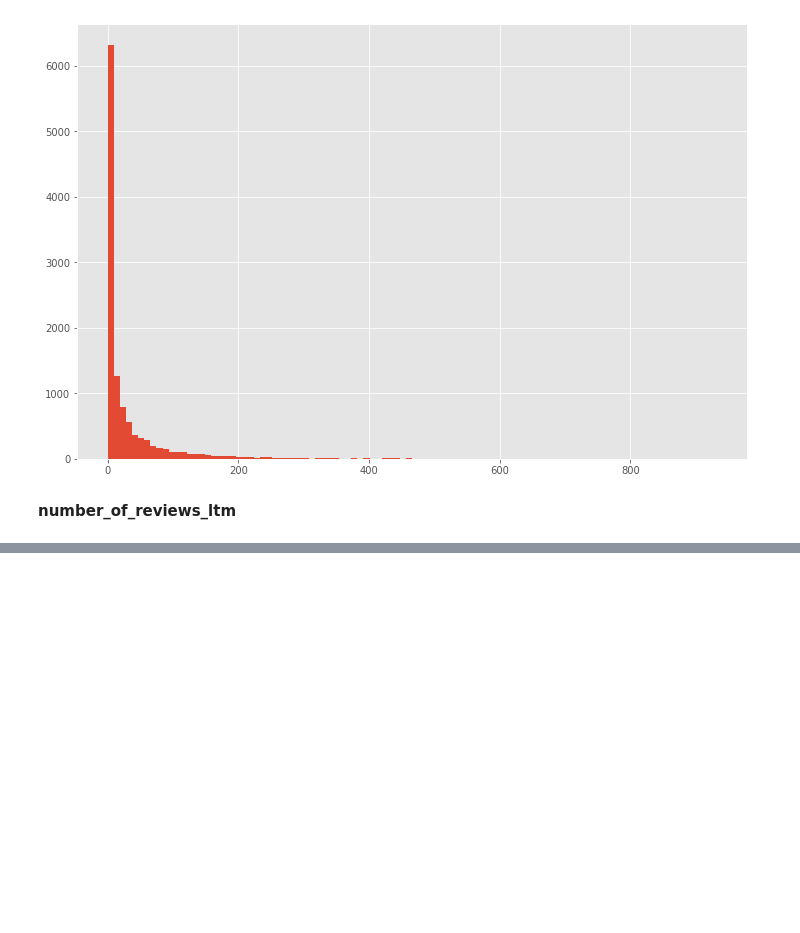
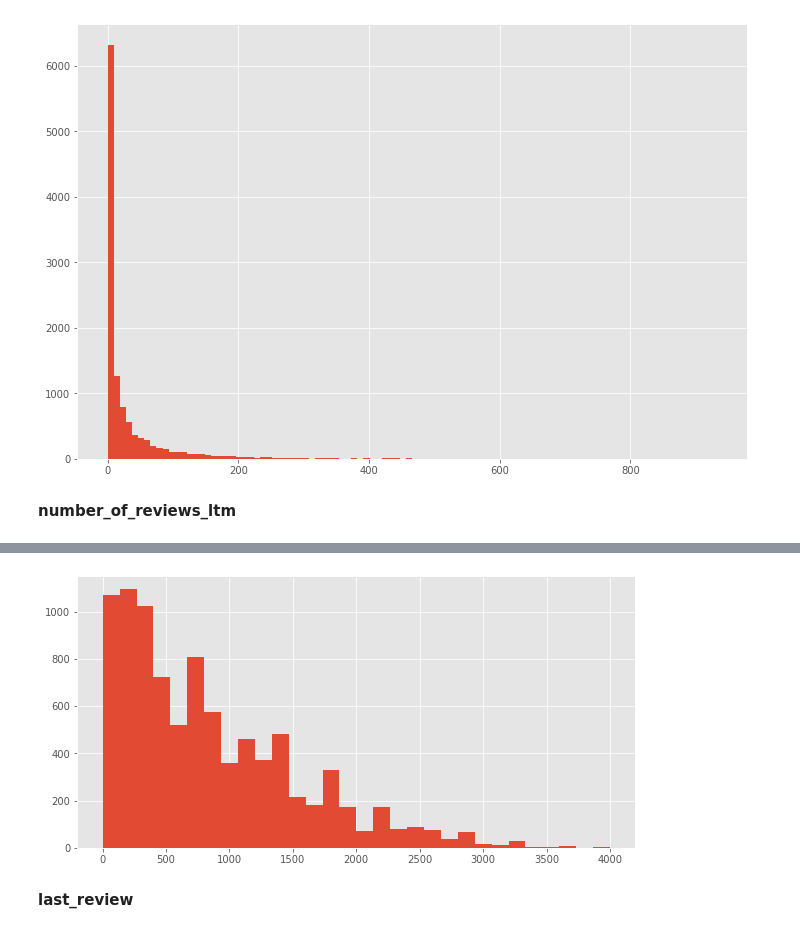
Before and after one commit to Z-Palamara/Capstone_1, a Jupyter notebook: Capstone 1- Data Cleaning and Pre-Processing.ipynb, the cells around one changed output, grey strips where cells are left out. Cells and saved outputs as stored; diff of their text form; code cells hidden in the pictures; blank space fills up the shorter version.

```diff
--- a/Capstone 1- Data Cleaning and Pre-Processing.ipynb
+++ b/Capstone 1- Data Cleaning and Pre-Processing.ipynb
@@ -1230,0 +1272,4 @@ Name: number_of_reviews_ltm, Length: 142, dtype: int64
+# %%
+#Creating a new column that shows the time in number of days since a listings first review
+df.first_review = pd.to_datetime(df.first_review)
+df['days_since_first_review'] = (dt(2020, 2, 19) - df.first_review)
@@ -1230,0 +1299,8 @@ Name: number_of_reviews_ltm, Length: 142, dtype: int64
+# %%
+#Converting timedelta to 'Days'
+df['days_since_first_review'] = df['days_since_first_review'].astype('timedelta64[D]')
+# %%
+#Histogram showing distributions of the time since first review column
+df.days_since_first_review.hist(figsize=(10,5), bins=30);
+# %% [output]
+[figure, added]
@@ -1230,0 +1326,2 @@ Name: number_of_reviews_ltm, Length: 142, dtype: int64
+# %% [markdown]
+**last_review**
```
Also changed, not shown: parts of 48 cells of this notebook.
